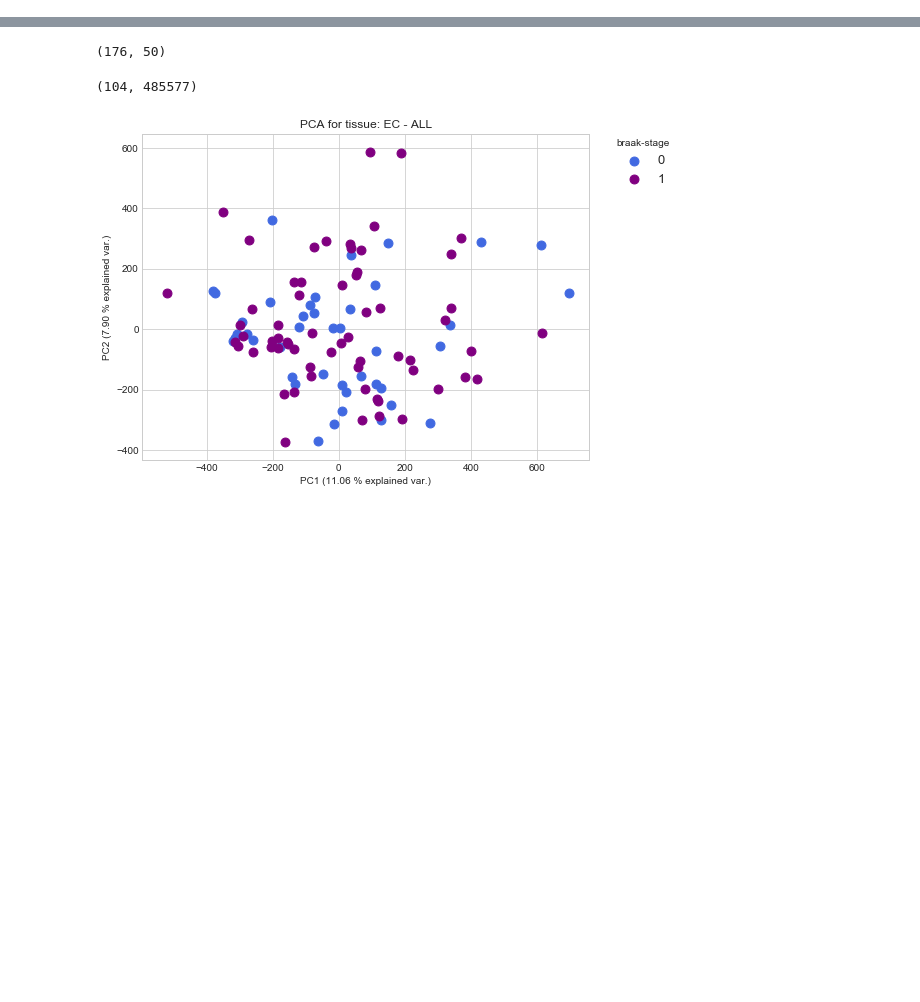
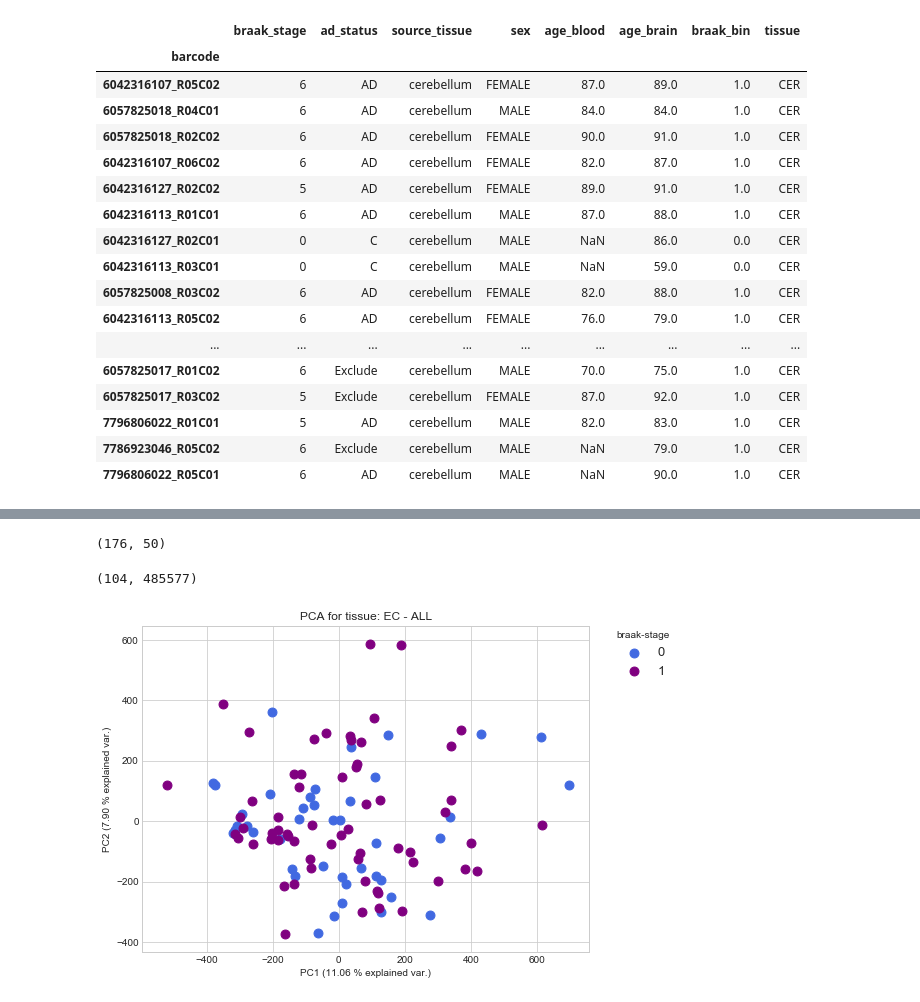
Before and after one commit to dcmm90/msc-dissertation, a Jupyter notebook: Train on blood.ipynb, the cells around one changed output, grey strips where cells are left out. Drawn from its saved outputs; the diff is of its cells as text; code cells hidden in the pictures; blank space fills up the shorter version.

```diff
--- a/Train on blood.ipynb
+++ b/Train on blood.ipynb
@@ -68,0 +211,23 @@ num
+# %%
+outliers = info.loc[test.index[out]]
+# %%
+outliers
+# %% [output]
+|  | braak_stage | ad_status | source_tissue | sex | age_blood | age_brain | braak_bin | tissue |
+| barcode |  |  |  |  |  |  |  |  |
+| 6042316107_R05C02 | 6 | AD | cerebellum | FEMALE | 87.0 | 89.0 | 1.0 | CER |
+| 6057825018_R04C01 | 6 | AD | cerebellum | MALE | 84.0 | 84.0 | 1.0 | CER |
+| 6057825018_R02C02 | 6 | AD | cerebellum | FEMALE | 90.0 | 91.0 | 1.0 | CER |
+| 6042316107_R06C02 | 6 | AD | cerebellum | FEMALE | 82.0 | 87.0 | 1.0 | CER |
+| 6042316127_R02C02 | 5 | AD | cerebellum | FEMALE | 89.0 | 91.0 | 1.0 | CER |
+| 6042316113_R01C01 | 6 | AD | cerebellum | MALE | 87.0 | 88.0 | 1.0 | CER |
+| 6042316127_R02C01 | 0 | C | cerebellum | MALE | NaN | 86.0 | 0.0 | CER |
+| 6042316113_R03C01 | 0 | C | cerebellum | MALE | NaN | 59.0 | 0.0 | CER |
+| 6057825008_R03C02 | 6 | AD | cerebellum | FEMALE | 82.0 | 88.0 | 1.0 | CER |
+| 6042316113_R05C02 | 6 | AD | cerebellum | FEMALE | 76.0 | 79.0 | 1.0 | CER |
+| ... | ... | ... | ... | ... | ... | ... | ... | ... |
+| 6057825017_R01C02 | 6 | Exclude | cerebellum | MALE | 70.0 | 75.0 | 1.0 | CER |
+| 6057825017_R03C02 | 5 | Exclude | cerebellum | FEMALE | 87.0 | 92.0 | 1.0 | CER |
+| 7796806022_R01C01 | 5 | AD | cerebellum | MALE | 82.0 | 83.0 | 1.0 | CER |
+| 7786923046_R05C02 | 6 | Exclude | cerebellum | MALE | NaN | 79.0 | 1.0 | CER |
+| 7796806022_R05C01 | 6 | AD | cerebellum | MALE | NaN | 90.0 | 1.0 | CER |
```
Also changed, not shown: parts of 20 cells of this notebook, 5 other files.
